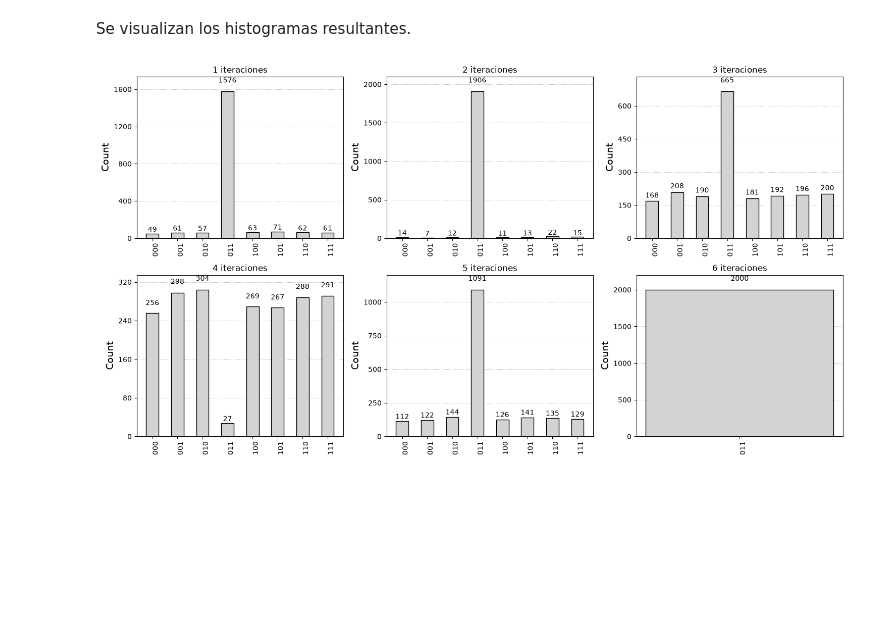
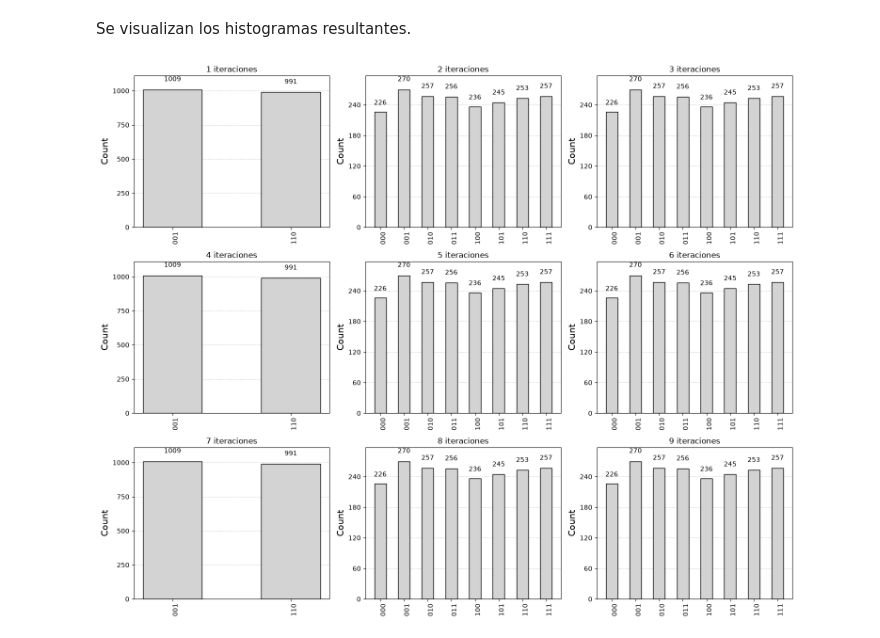
Before and after one commit to iroumec/qomputing-coursework, a Jupyter notebook: practicos/grover.ipynb, the cells around one changed output. Cells and saved outputs as stored; diff of their text form; code cells hidden in the pictures; blank space fills up the shorter version.

```diff
--- a/practicos/grover.ipynb
+++ b/practicos/grover.ipynb
@@ -455,6 +459,6 @@ Este usa un qubit adicional para almacenar el resultado. Dicho qubit se prepara
 Se visualizan los histogramas resultantes.
 # %%
 # Se visualizan los histogramas resultantes.
-plot_variations_histograms(search_qubits, oraculo_3, variaciones, measured_qubits=search_qubits)
+plot_variations_histograms(search_qubits, oraculo_4, variaciones, measured_qubits=search_qubits)
 # %% [output]
-[figure, old version]
+[figure, new version]
```
Also changed, not shown: parts of 11 cells of this notebook.
